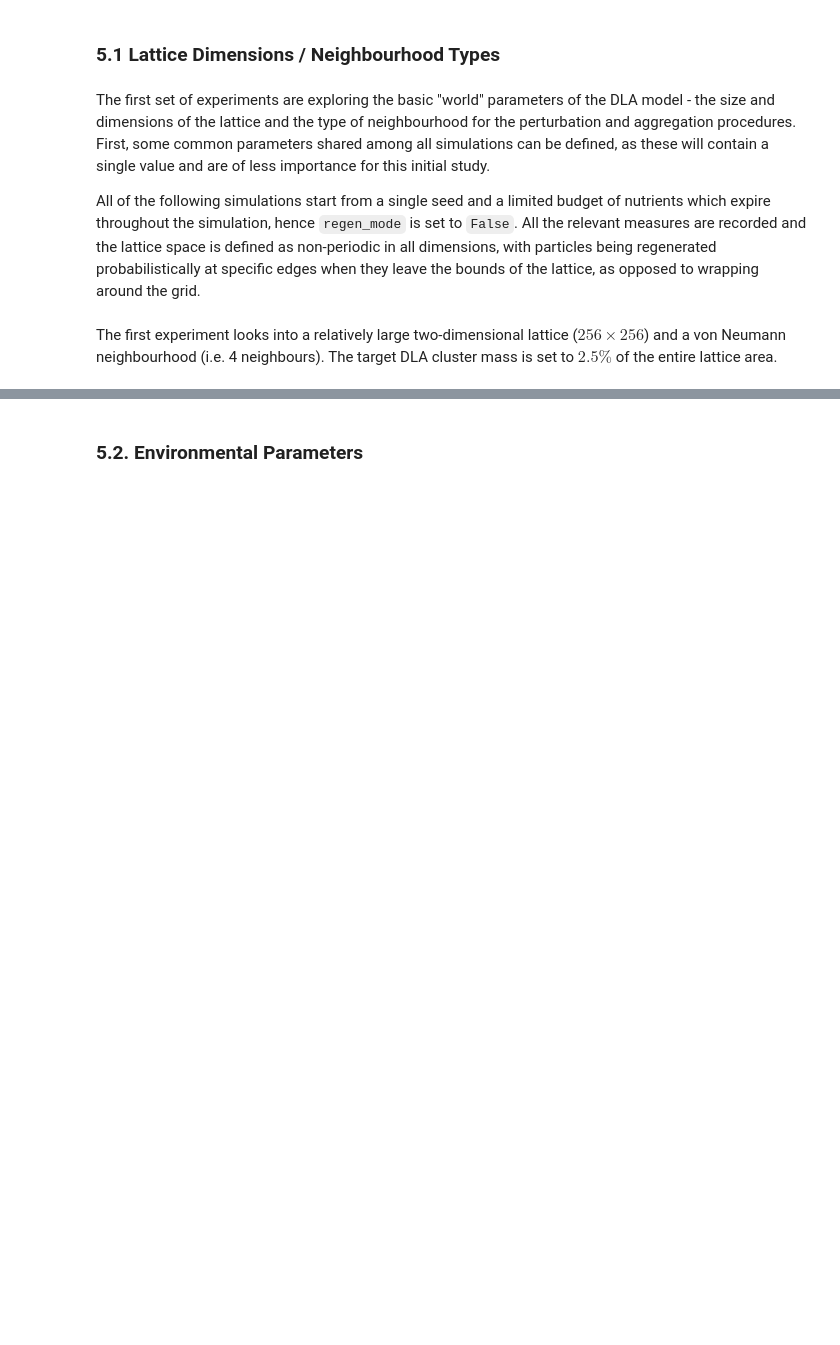
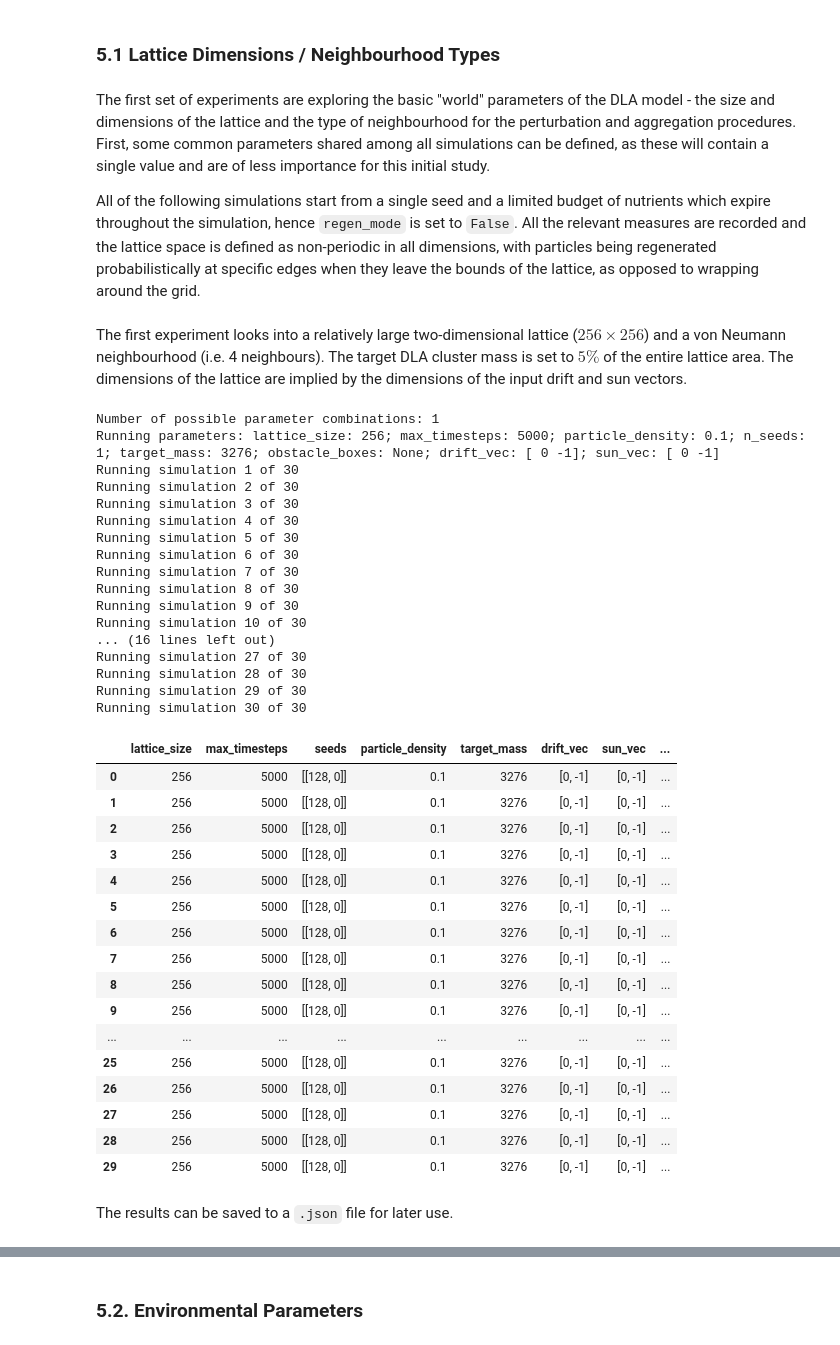
Before and after one commit to mboyan/complex-system-simulation, a Jupyter notebook: Project/Code/ProjectNotebook.ipynb, the cells around one changed output, grey strips where cells are left out. Drawn from its saved outputs; the diff is of its cells as text; code cells hidden in the pictures; blank space fills up the shorter version.

Commit message:
2D moore sim completed

```diff
--- a/Project/Code/ProjectNotebook.ipynb
+++ b/Project/Code/ProjectNotebook.ipynb
@@ -142,4 +144,61 @@ calc_mass = True
 periodic = (False, False)
 regen_mode = None
 # %% [markdown]
-The first experiment looks into a relatively large two-dimensional lattice ($256\times 256$) and a von Neumann neighbourhood (i.e. 4 neighbours). The target DLA cluster mass is set to $2.5\%$ of the entire lattice area.
+The first experiment looks into a relatively large two-dimensional lattice ($256\times 256$) and a von Neumann neighbourhood (i.e. 4 neighbours). The target DLA cluster mass is set to $5\%$ of the entire lattice area. The dimensions of the lattice are implied by the dimensions of the input drift and sun vectors.
+# %%
+# Define environment parameter series (2D setup)
+lattice_size_series = np.array([256])
+max_timesteps_series = np.array([5000])
+target_mass_series = np.array([int(0.05 * lattice_size_series[0]**2)])
+drift_vec_series = np.array([[0, -1]])
+sun_vec_series = np.array([[0, -1]])
+
+# Define fixed simulation parameters
+move_moore = False
+aggr_moore = False
+
+# Run simulations
+n_sims = 30
+sim_results, dla_evolutions = ds.analyse_dla_patterns(n_sims, lattice_size_series, max_timesteps_series, n_seeds_series, particle_density_series, target_mass_series,
+                                                      obstacle_box_series=obstacle_box_series, drift_vec_series=drift_vec_series, sun_vec_series=sun_vec_series,
+                                                      fdim_measure=fdim_measure, calc_branch_distr=calc_branch_distr, calc_mass=calc_mass,
+                                                      n_saved_sims=1, periodic=periodic, move_moore=move_moore, aggr_moore=aggr_moore, regen_mode=regen_mode)
+
+sim_results
+# %% [output]
+Number of possible parameter combinations: 1
+Running parameters: lattice_size: 256; max_timesteps: 5000; particle_density: 0.1; n_seeds: 1; target_mass: 3276; obstacle_boxes: None; drift_vec: [ 0 -1]; sun_vec: [ 0 -1]
+Running simulation 1 of 30
+Running simulation 2 of 30
+Running simulation 3 of 30
+Running simulation 4 of 30
+Running simulation 5 of 30
+Running simulation 6 of 30
+Running simulation 7 of 30
+Running simulation 8 of 30
+Running simulation 9 of 30
+Running simulation 10 of 30
+... (16 lines left out)
+Running simulation 27 of 30
+Running simulation 28 of 30
+Running simulation 29 of 30
+Running simulation 30 of 30
+|  | lattice_size | max_timesteps | seeds | particle_density | target_mass | drift_vec | sun_vec | ... |
+| 0 | 256 | 5000 | [[128, 0]] | 0.1 | 3276 | [0, -1] | [0, -1] | ... |
+| 1 | 256 | 5000 | [[128, 0]] | 0.1 | 3276 | [0, -1] | [0, -1] | ... |
+| 2 | 256 | 5000 | [[128, 0]] | 0.1 | 3276 | [0, -1] | [0, -1] | ... |
+| 3 | 256 | 5000 | [[128, 0]] | 0.1 | 3276 | [0, -1] | [0, -1] | ... |
+| 4 | 256 | 5000 | [[128, 0]] | 0.1 | 3276 | [0, -1] | [0, -1] | ... |
+| 5 | 256 | 5000 | [[128, 0]] | 0.1 | 3276 | [0, -1] | [0, -1] | ... |
+| 6 | 256 | 5000 | [[128, 0]] | 0.1 | 3276 | [0, -1] | [0, -1] | ... |
+| 7 | 256 | 5000 | [[128, 0]] | 0.1 | 3276 | [0, -1] | [0, -1] | ... |
+| 8 | 256 | 5000 | [[128, 0]] | 0.1 | 3276 | [0, -1] | [0, -1] | ... |
+| 9 | 256 | 5000 | [[128, 0]] | 0.1 | 3276 | [0, -1] | [0, -1] | ... |
+| ... | ... | ... | ... | ... | ... | ... | ... | ... |
+| 25 | 256 | 5000 | [[128, 0]] | 0.1 | 3276 | [0, -1] | [0, -1] | ... |
+| 26 | 256 | 5000 | [[128, 0]] | 0.1 | 3276 | [0, -1] | [0, -1] | ... |
+| 27 | 256 | 5000 | [[128, 0]] | 0.1 | 3276 | [0, -1] | [0, -1] | ... |
+| 28 | 256 | 5000 | [[128, 0]] | 0.1 | 3276 | [0, -1] | [0, -1] | ... |
+| 29 | 256 | 5000 | [[128, 0]] | 0.1 | 3276 | [0, -1] | [0, -1] | ... |
+# %% [markdown]
+The results can be saved to a `.json` file for later use.
```
Also changed, not shown: parts of 11 cells of this notebook, 5 other files.
